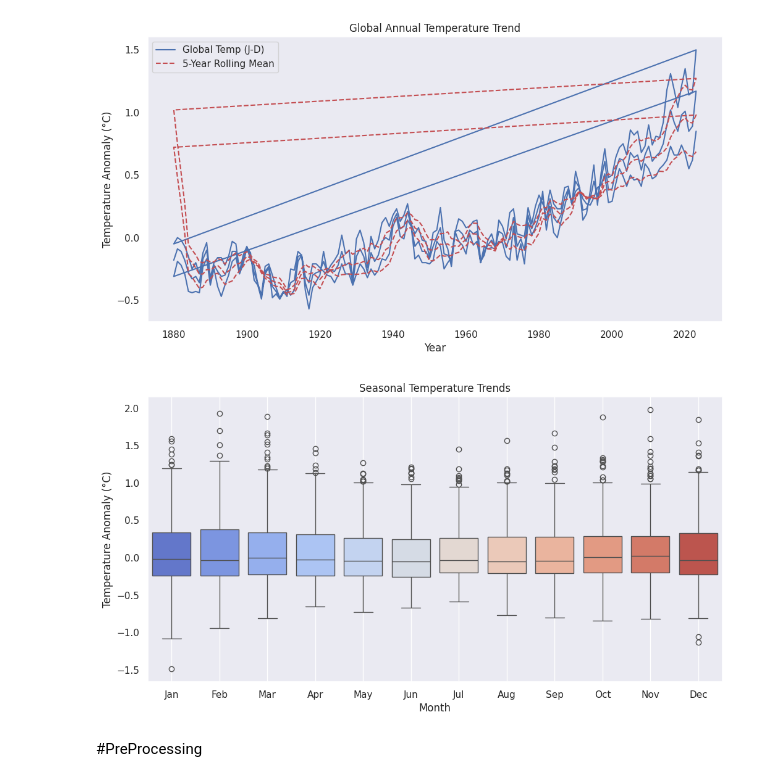
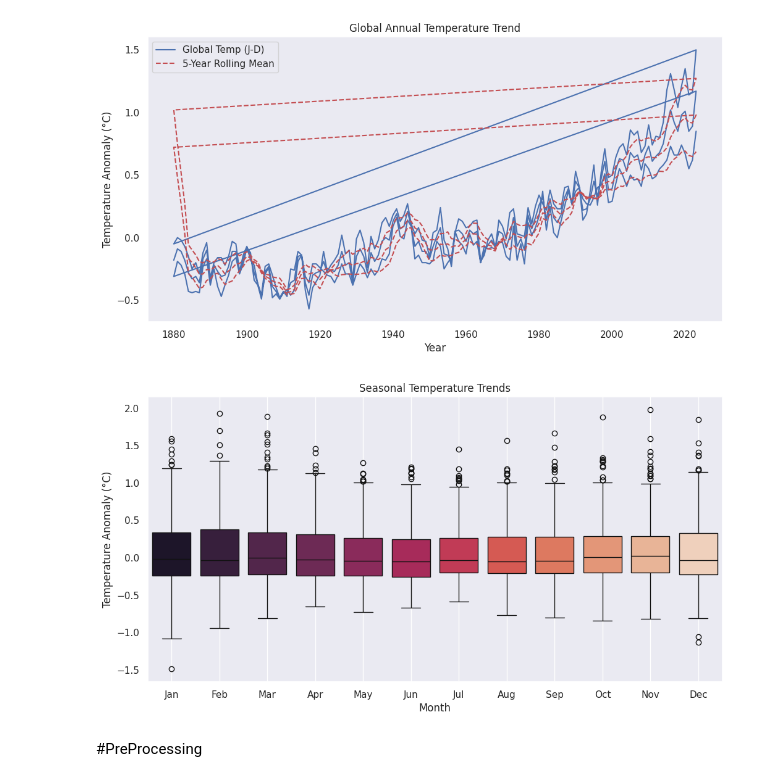
Before and after one commit to MeenakshiRajesh1/Global-Temperature-Prediction-and-Alert-System, a Jupyter notebook: Global temperature prediction and Alert system.ipynb, the cells around one changed output. Saved outputs shown, nothing was run; the diff lists cells and outputs as text; code cells hidden in the pictures.

```diff
--- a/Global temperature prediction and Alert system.ipynb
+++ b/Global temperature prediction and Alert system.ipynb
@@ -372,32 +353,32 @@ plt.show()
 # %%
 # Melt the dataframe to analyze monthly data
 monthly_data = Joined_data.melt(id_vars=['Year'],
                                 value_vars=['Jan', 'Feb', 'Mar', 'Apr', 'May', 'Jun',
                                             'Jul', 'Aug', 'Sep', 'Oct', 'Nov', 'Dec'],
                                 var_name='Month', value_name='Temperature')
 
 # Convert Month names to numbers for sorting
 monthly_data['Month'] = pd.Categorical(monthly_data['Month'],
                                        categories=['Jan', 'Feb', 'Mar', 'Apr', 'May', 'Jun',
                                                    'Jul', 'Aug', 'Sep', 'Oct', 'Nov', 'Dec'],
                                        ordered=True)
 
 # Convert 'Temperature' column to numeric, replacing non-numeric values with NaN
 monthly_data['Temperature'] = pd.to_numeric(monthly_data['Temperature'], errors='coerce')
 
 # Drop rows with NaN values in 'Temperature'
 monthly_data.dropna(subset=['Temperature'], inplace=True)
 
 # Boxplot of monthly temperature anomalies
 plt.figure(figsize=(12, 6))
-sns.boxplot(data=monthly_data, x='Month', y='Temperature', palette='coolwarm')
+sns.boxplot(data=monthly_data, x='Month', y='Temperature', palette='rocket')
 plt.title('Seasonal Temperature Trends')
 plt.ylabel('Temperature Anomaly (°C)')
 plt.xlabel('Month')
 plt.grid()
 plt.show()
 # %% [output]
-[figure, old version]
+[figure, new version]
 # %% [markdown]
 #PreProcessing
 # %% [markdown]
```
Also changed, not shown: parts of 37 cells of this notebook.
